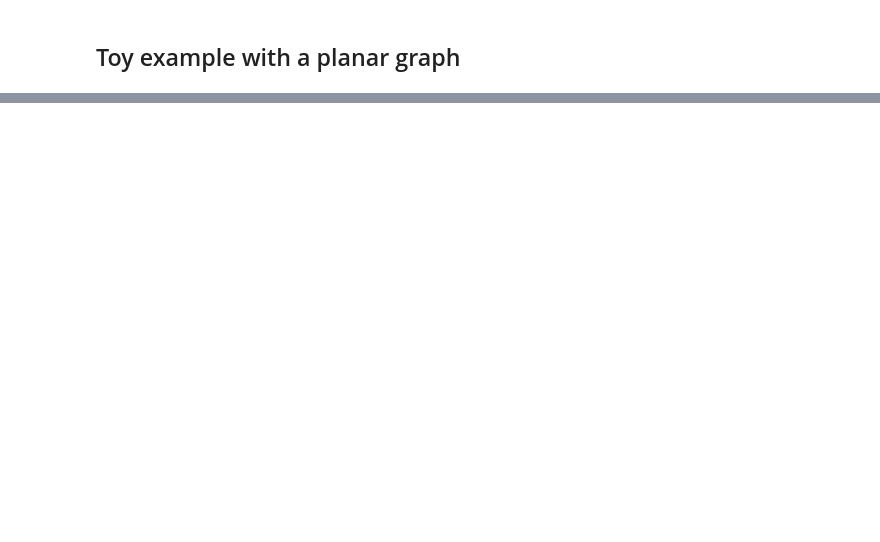
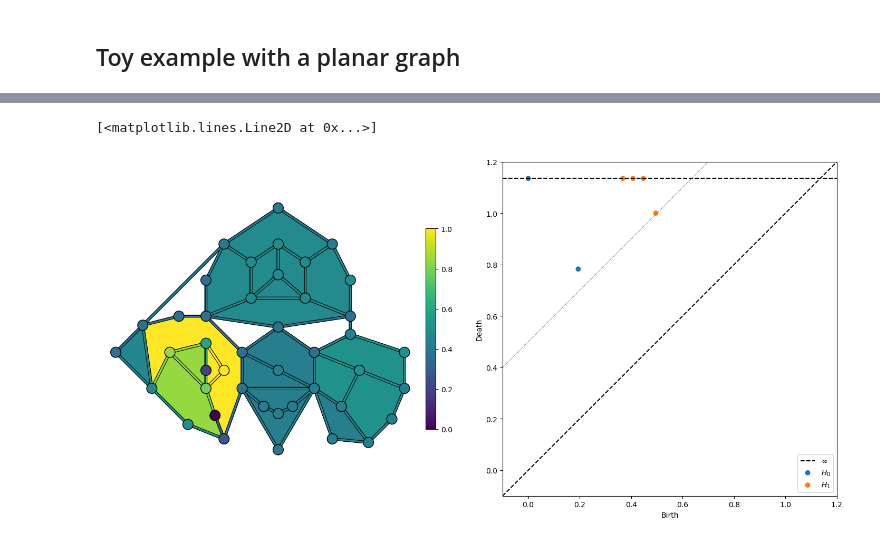
Before and after one commit to shizuo-kaji/topapprox, a Jupyter notebook: Interactive Tutorial/Interactive_Tutorial_topapprox.ipynb, the cells around one changed output, grey strips where cells are left out. Cells and saved outputs as stored; diff of their text form; code cells hidden in the pictures; blank space fills up the shorter version.

```diff
--- a/Interactive Tutorial/Interactive_Tutorial_topapprox.ipynb
+++ b/Interactive Tutorial/Interactive_Tutorial_topapprox.ipynb
@@ -419,0 +513,25 @@ Wall time: 204 ms
+# %%
+# filtering 1 homology classes
+s = 0.5
+gwf = ta.GraphWithFaces(F=faces, H=holes, E=edges, signal=sig_for_plotting, compute="dual")
+tfg = ta.TopologicalFilterGraph(gwf=gwf, dual=True)
+filter_0_and_1_hom = tfg.low_pers_filter(epsilon=s)
+
+sig_for_plotting = filter_0_and_1_hom[:43]
+
+# filtering 0 homology classes
+s = 0.5
+gwf = ta.GraphWithFaces(F=faces, H=holes, E=edges, signal=sig_for_plotting, compute="normal")
+tfg = ta.TopologicalFilterGraph(gwf=gwf, dual=False)
+filter_0_and_1_hom = tfg.low_pers_filter(epsilon=s)
+
+sig_for_plotting = filter_0_and_1_hom[:43]
+
+fig, ax = plt.subplots(1, 2, figsize=(18, 12))
+gwf.draw(pos=pos_dict, ax=ax[0], face_alpha=1.0, linewidth=4.0, signal=sig_for_plotting)
+pd = get_PD_gwf(F=faces, H=holes, E=edges, signal=sig_for_plotting)
+persim.plot_diagrams(pd, ax=ax[1], size=50)
+ax[1].plot([-5,5], [-5+s,5+s], '--', linewidth=0.5, c="r")
+# %% [output]
+[<matplotlib.lines.Line2D at 0x...>]
+[figure, added]
```
Also changed, not shown: parts of 21 cells of this notebook, 2 other files.
